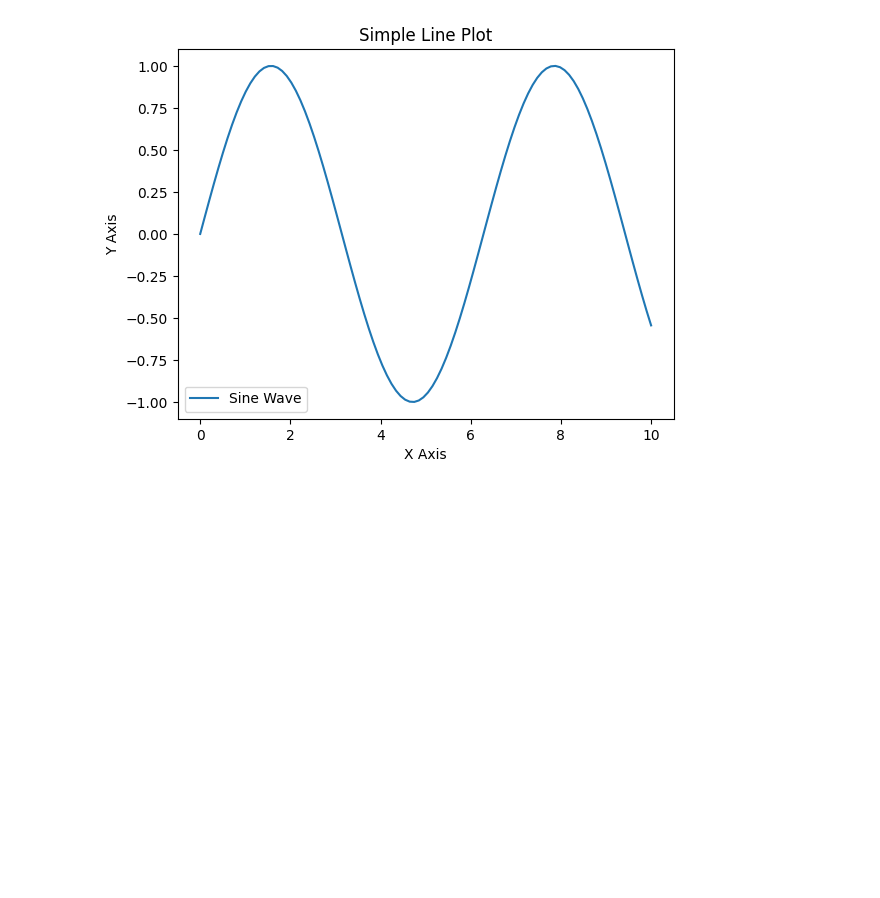
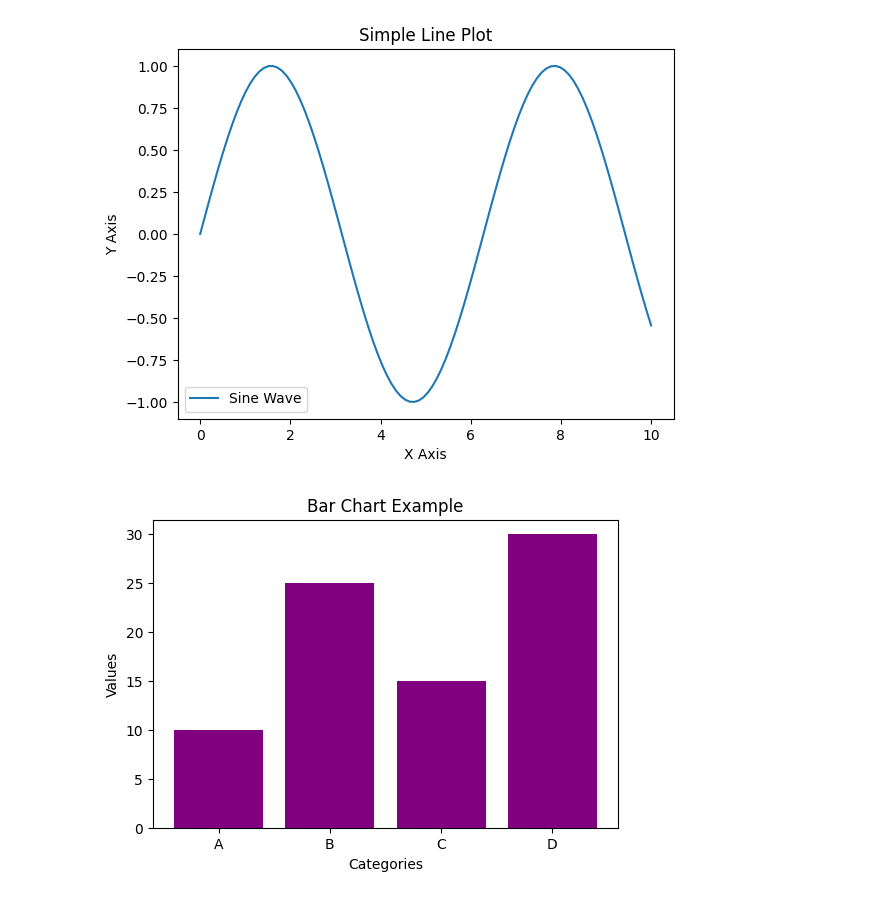
Before and after one commit to chandraprabu2006/Data-science-DV-, a Jupyter notebook: chandraprabu_colab.ipynb, the cells around one changed output. Drawn from its saved outputs; the diff is of its cells as text; code cells hidden in the pictures; blank space fills up the shorter version.

```diff
--- a/chandraprabu_colab.ipynb
+++ b/chandraprabu_colab.ipynb
@@ -17,6 +17,12 @@ plt.show()
 # %%
 categories=['A','B','C','D']
 values=[10,25,15,30]
 
 plt.figure(figsize=(6,4))
-pit.bar(categories,values,color)
+plt.bar(categories,values,color='purple')
+plt.xlabel("Categories")
+plt.ylabel("Values")
+plt.title("Bar Chart Example")
+plt.show()
+# %% [output]
+[figure, added]
```
